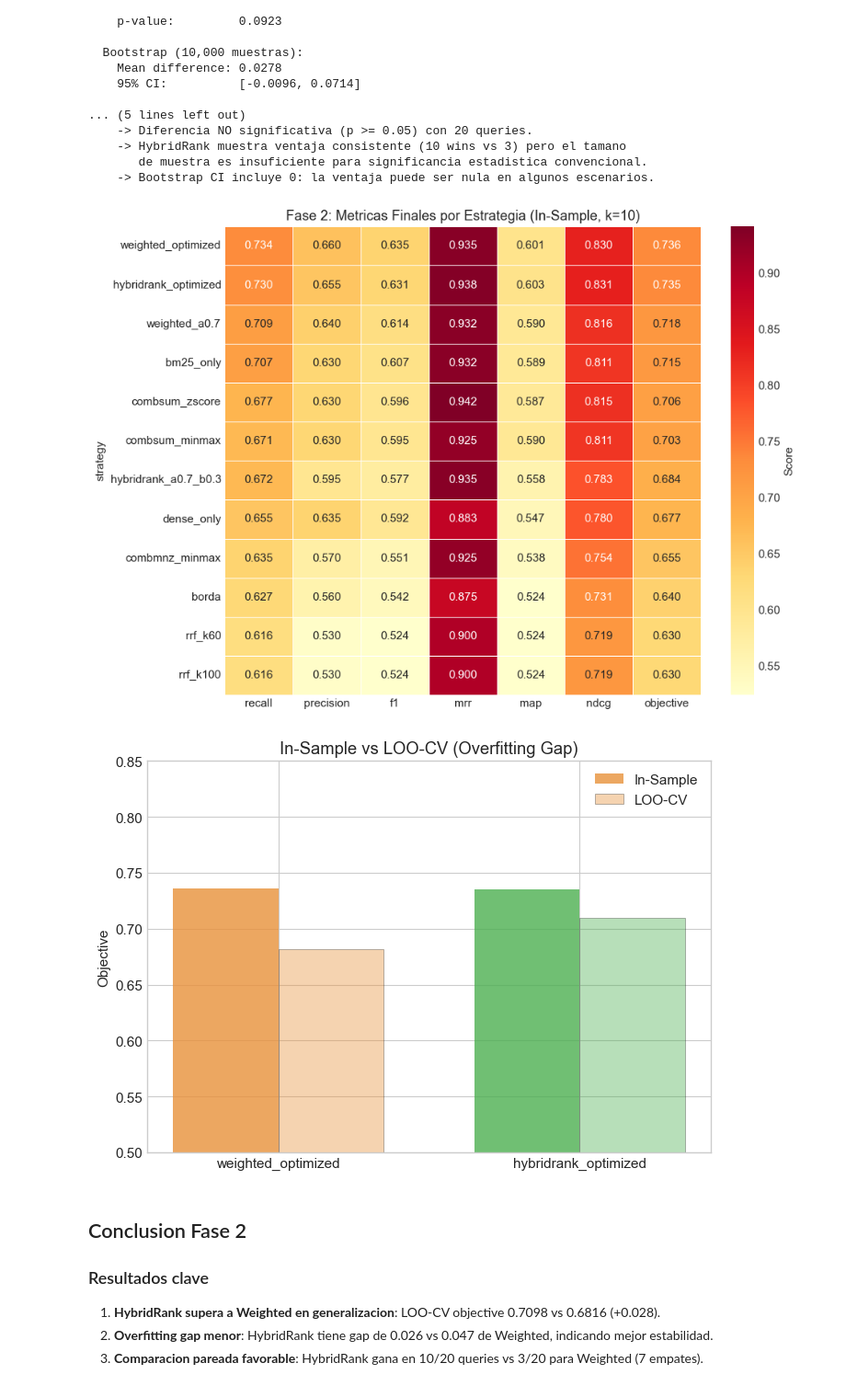
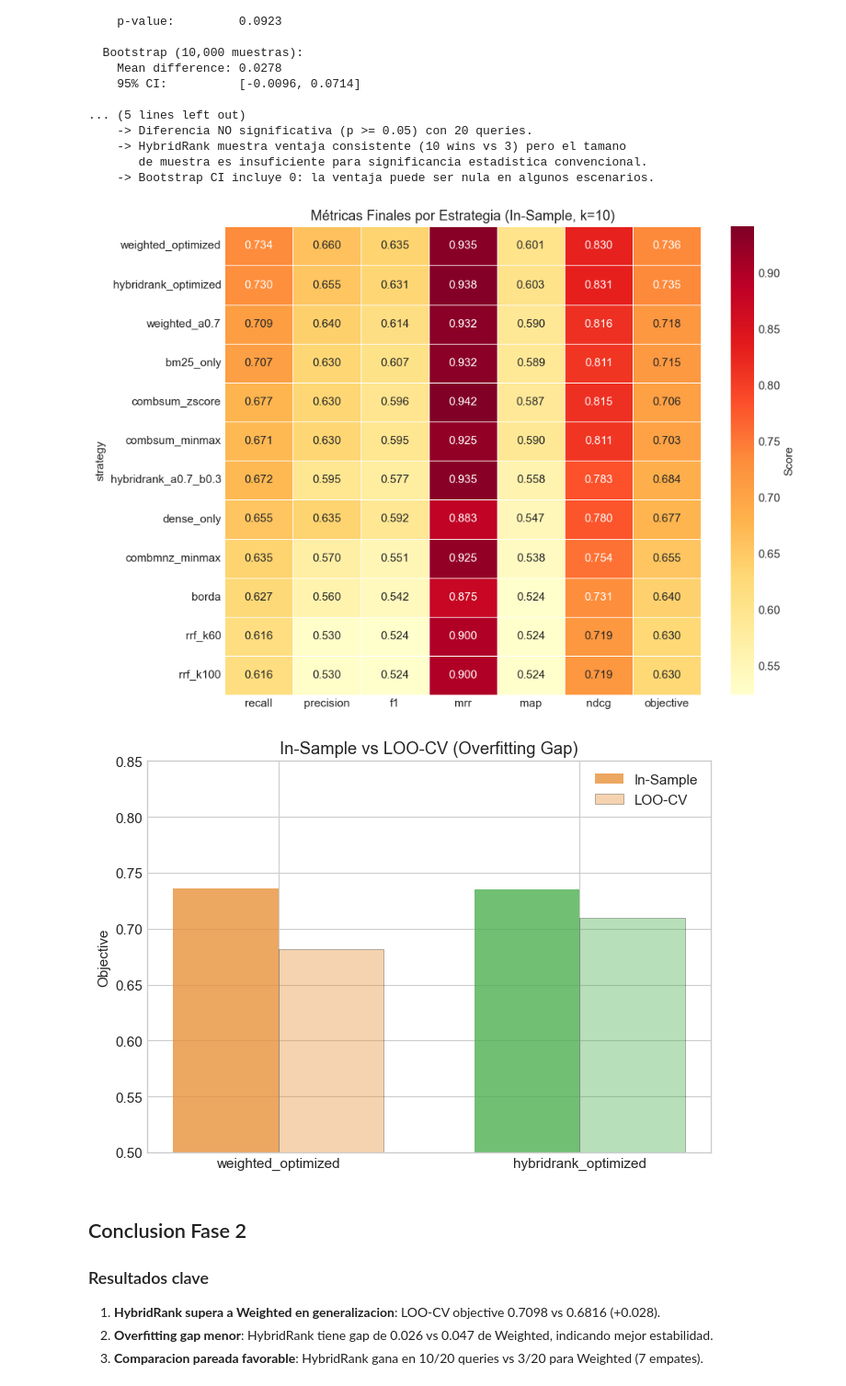
Before and after one commit to Javi111003/HybridRank-RAG, a Jupyter notebook: notebooks/fusion_evaluation_analysis.ipynb, the cells around one changed output. Shown at 92% size. Saved outputs shown, nothing was run; the diff lists cells and outputs as text; code cells hidden in the pictures.

```diff
--- a/notebooks/fusion_evaluation_analysis.ipynb
+++ b/notebooks/fusion_evaluation_analysis.ipynb
@@ -1201,35 +1279,35 @@ import seaborn as sns
 # Heatmap de metricas por estrategia
 fig, ax = plt.subplots(figsize=(10, 7))
 metric_cols = ['recall', 'precision', 'f1', 'mrr', 'map', 'ndcg', 'objective']
 heatmap_data = insample_df.set_index('strategy')[metric_cols]
 sns.heatmap(heatmap_data, annot=True, fmt='.3f', cmap='YlOrRd', ax=ax,
             linewidths=0.5, cbar_kws={'label': 'Score'})
-ax.set_title('Fase 2: Metricas Finales por Estrategia (In-Sample, k=10)')
+ax.set_title('Métricas Finales por Estrategia (In-Sample, k=10)')
 plt.tight_layout()
 plt.show()
 
 # In-sample vs LOO-CV (overfitting gap)
 fig, ax = plt.subplots(figsize=(7, 5))
 x = np.arange(2)
 width = 0.35
 insample_vals = [
     float(insample_df[insample_df['strategy'] == 'weighted_optimized']['objective'].iloc[0]),
     float(insample_df[insample_df['strategy'] == 'hybridrank_optimized']['objective'].iloc[0]),
 ]
 loocv_vals = list(loocv_df['mean_test_objective'].values)
 ax.bar(x - width/2, insample_vals, width, label='In-Sample', color=['#E8913A', '#4CAF50'], alpha=0.8)
 ax.bar(x + width/2, loocv_vals, width, label='LOO-CV', color=['#E8913A', '#4CAF50'], alpha=0.4,
        edgecolor='black', linewidth=0.5)
 ax.set_xticks(x)
 ax.set_xticklabels(['weighted_optimized', 'hybridrank_optimized'])
 ax.set_ylabel('Objective')
 ax.set_title('In-Sample vs LOO-CV (Overfitting Gap)')
 ax.legend()
 ax.set_ylim(0.5, 0.85)
 plt.tight_layout()
 plt.show()
 # %% [output]
-[figure, old version]
+[figure, new version]
 [figure]
 # %% [markdown]
 ## Conclusion Fase 2
```
Also changed, not shown: parts of 5 cells of this notebook, 3 other files.
